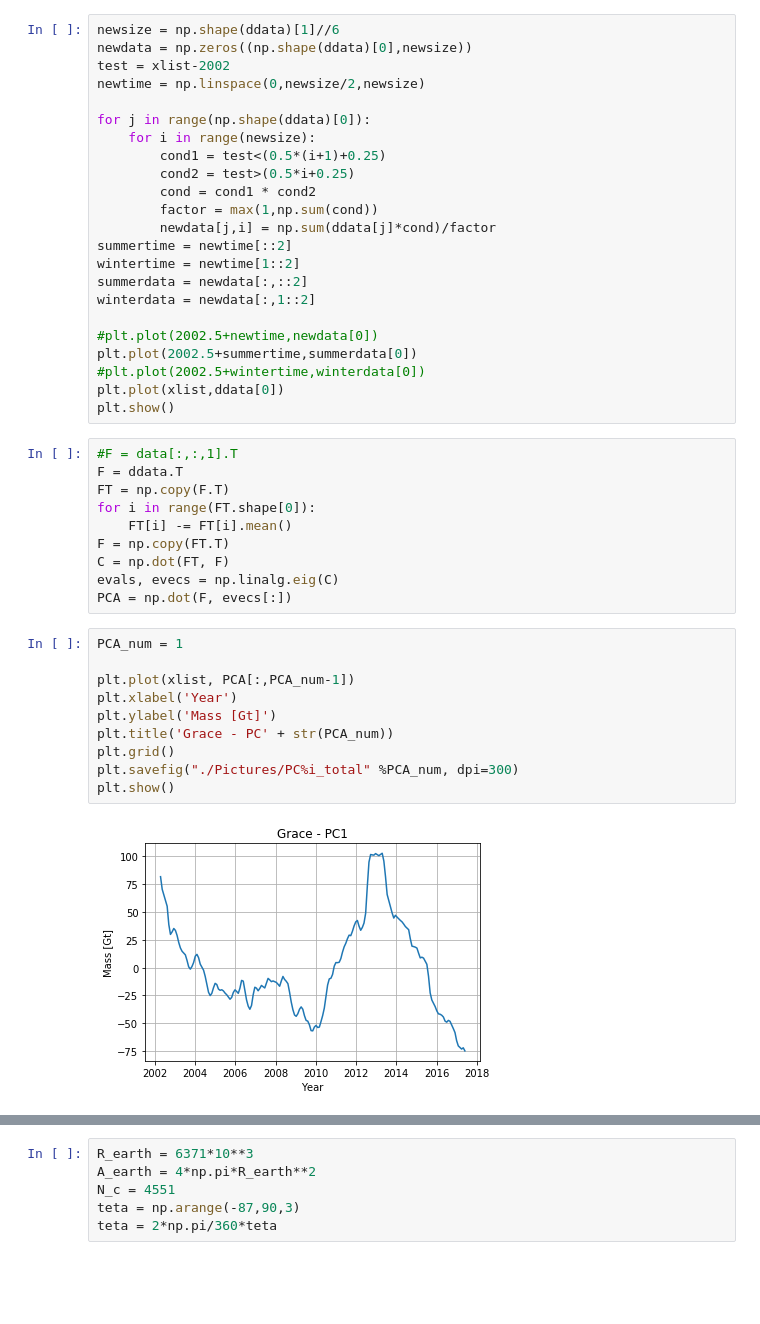
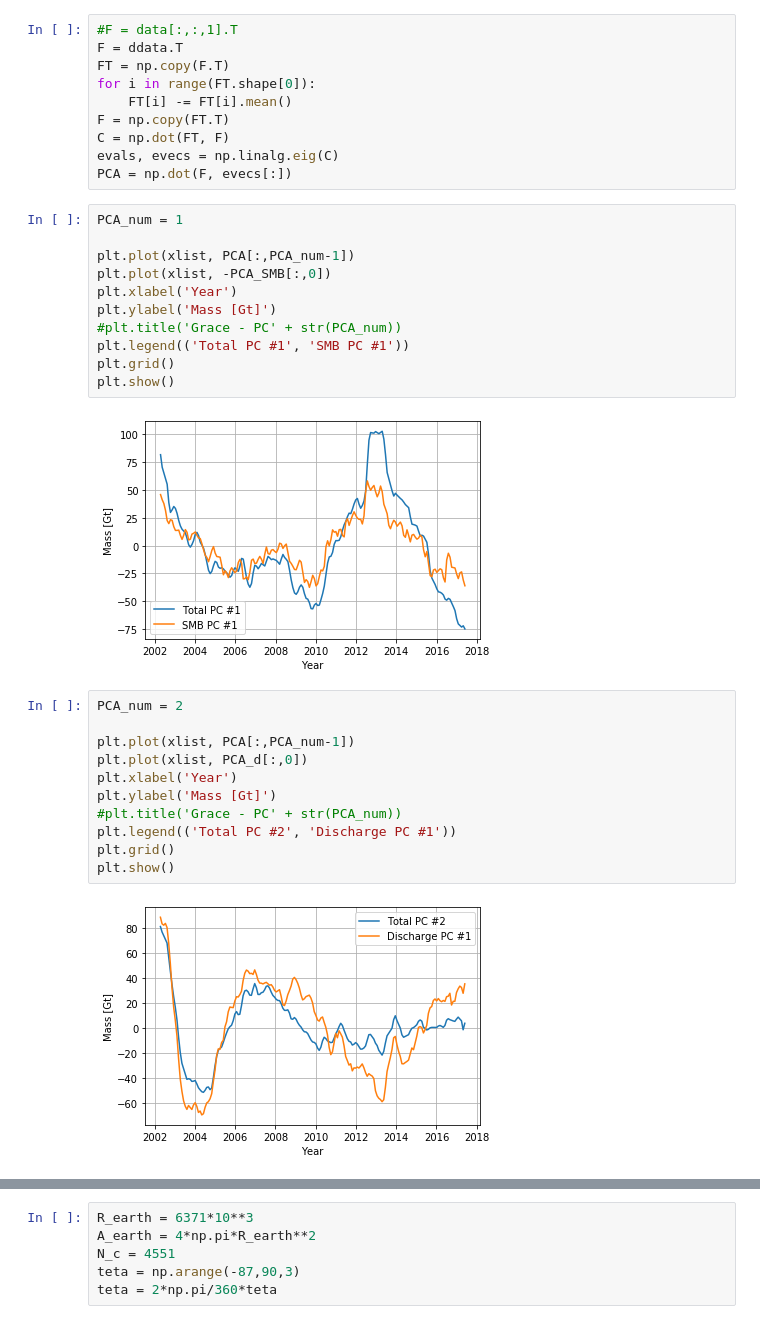
Before and after one commit to AdriaanGr/MAIO_project, a Jupyter notebook: MAIO_project2.ipynb, the cells around one changed output, grey strips where cells are left out. Drawn from its saved outputs; the diff is of its cells as text; blank space fills up the shorter version.

```diff
--- a/MAIO_project2.ipynb
+++ b/MAIO_project2.ipynb
@@ -254,26 +232,3 @@ masked_array(data=[2.009000062942505, -1.3969999551773071,
-# %%
-newsize = np.shape(ddata)[1]//6
-newdata = np.zeros((np.shape(ddata)[0],newsize))
-test = xlist-2002
-newtime = np.linspace(0,newsize/2,newsize)
-
-for j in range(np.shape(ddata)[0]):
-    for i in range(newsize):
-        cond1 = test<(0.5*(i+1)+0.25)
-        cond2 = test>(0.5*i+0.25)
-        cond = cond1 * cond2
-        factor = max(1,np.sum(cond))
-        newdata[j,i] = np.sum(ddata[j]*cond)/factor
-summertime = newtime[::2]
-wintertime = newtime[1::2]
-summerdata = newdata[:,::2]
-winterdata = newdata[:,1::2]
-
-#plt.plot(2002.5+newtime,newdata[0])
-plt.plot(2002.5+summertime,summerdata[0])
-#plt.plot(2002.5+wintertime,winterdata[0])
-plt.plot(xlist,ddata[0])
-plt.show()
 # %%
 #F = data[:,:,1].T
 F = ddata.T
@@ -287,12 +242,26 @@ PCA = np.dot(F, evecs[:])
 # %%
 PCA_num = 1
 
 plt.plot(xlist, PCA[:,PCA_num-1])
+plt.plot(xlist, -PCA_SMB[:,0])
 plt.xlabel('Year')
 plt.ylabel('Mass [Gt]')
-plt.title('Grace - PC' + str(PCA_num))
+#plt.title('Grace - PC' + str(PCA_num))
+plt.legend(('Total PC #1', 'SMB PC #1'))
 plt.grid()
-plt.savefig("./Pictures/PC%i_total" %PCA_num, dpi=300)
 plt.show()
 # %% [output]
-[figure, old version]
+[figure, new version]
+# %%
+PCA_num = 2
+
+plt.plot(xlist, PCA[:,PCA_num-1])
+plt.plot(xlist, PCA_d[:,0])
+plt.xlabel('Year')
+plt.ylabel('Mass [Gt]')
+#plt.title('Grace - PC' + str(PCA_num))
+plt.legend(('Total PC #2', 'Discharge PC #1'))
+plt.grid()
+plt.show()
+# %% [output]
+[figure, added]
```
Also changed, not shown: parts of 21 cells of this notebook, 1 other file.
